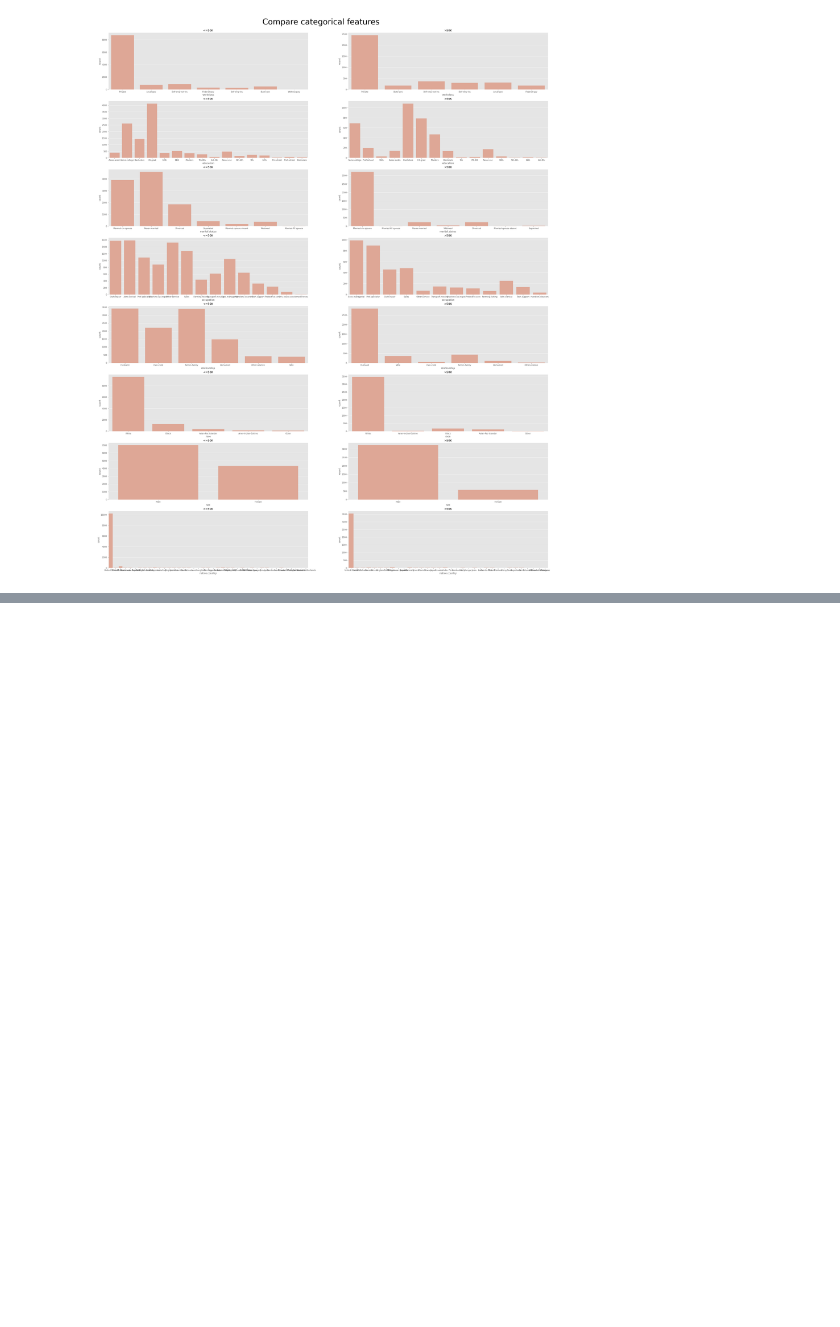
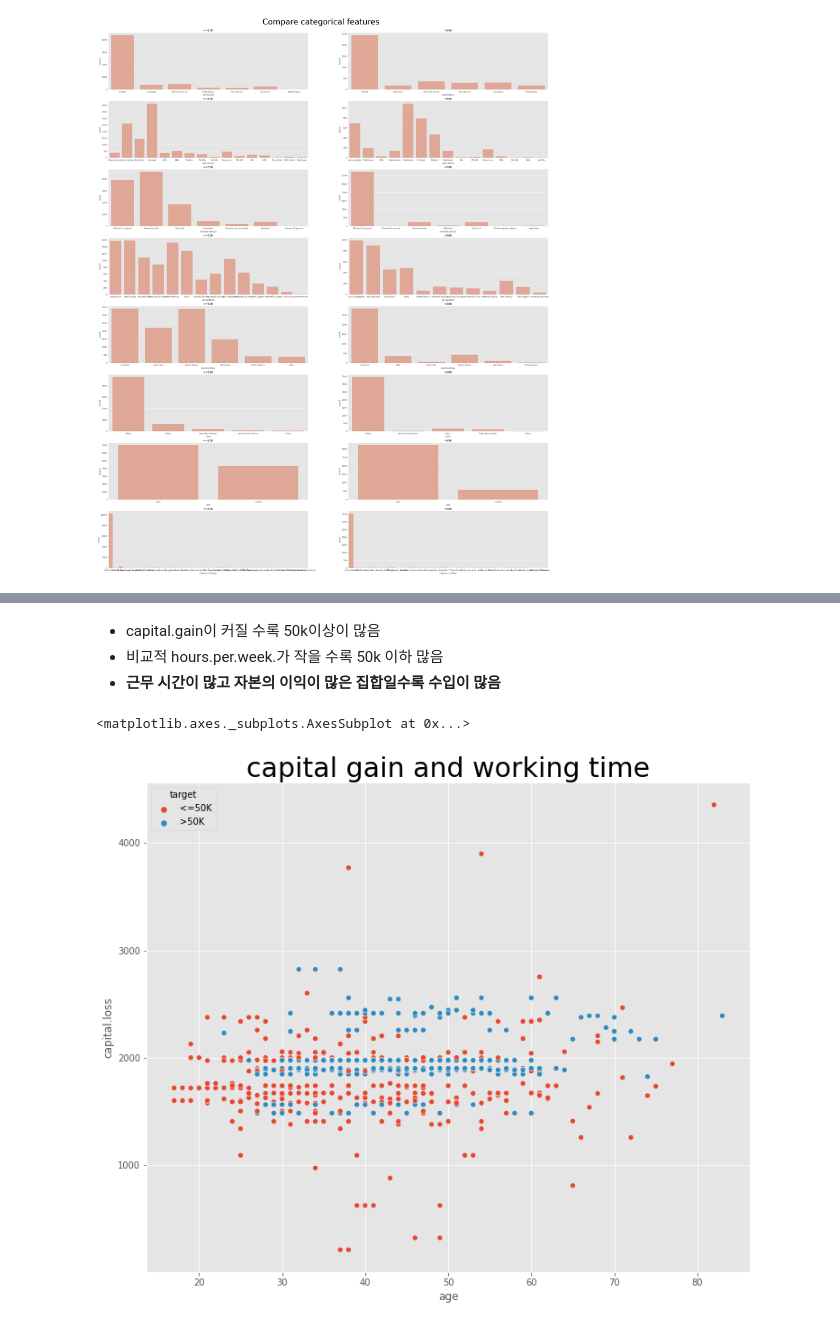
Before and after one commit to JJungEEun/dacon, a Jupyter notebook: 소득예측경진대회/소득예측경진대회.ipynb, the cells around one changed output, grey strips where cells are left out. Cells and saved outputs as stored; diff of their text form; code cells hidden in the pictures; blank space fills up the shorter version.

```diff
--- a/소득예측경진대회/소득예측경진대회.ipynb
+++ b/소득예측경진대회/소득예측경진대회.ipynb
@@ -175,0 +287,12 @@ train_numeric.head()
+# %% [markdown]
+- capital.gain이 커질 수록 50k이상이 많음
+- 비교적 hours.per.week.가 작을 수록 50k 이하 많음
+- **근무 시간이 많고 자본의 이익이 많은 집합일수록 수입이 많음**
+# %%
+plt.style.use('ggplot')
+plt.figure(figsize=(12, 10))
+plt.title('capital gain and working time', fontsize = 30)
+sns.scatterplot(x = 'age',  y= 'capital.loss', hue= 'target', data= train[train['capital.loss'] > 0]) #산포도를 확실하게 차이나도록  시각화 해주기 위하여 capital.loss에서 0값을 제외
+# %% [output]
+<matplotlib.axes._subplots.AxesSubplot at 0x...>
+[figure, added]
```
Also changed, not shown: parts of 32 cells of this notebook.
